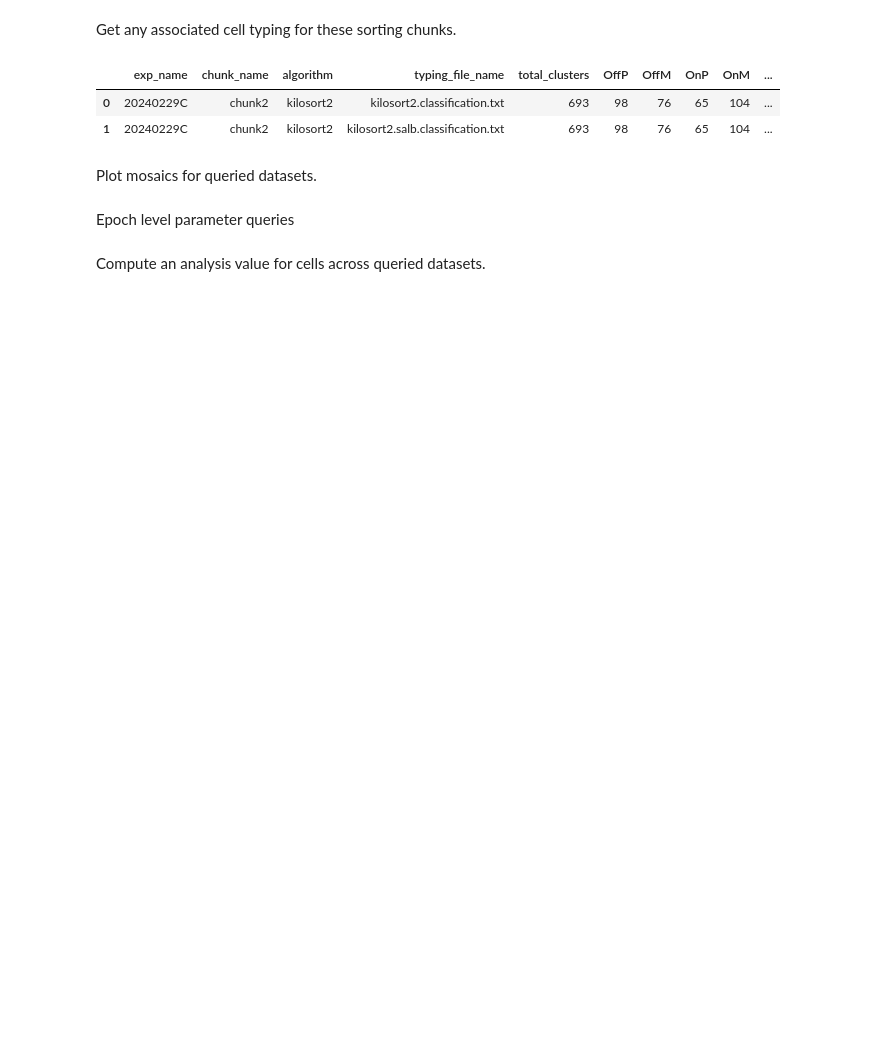
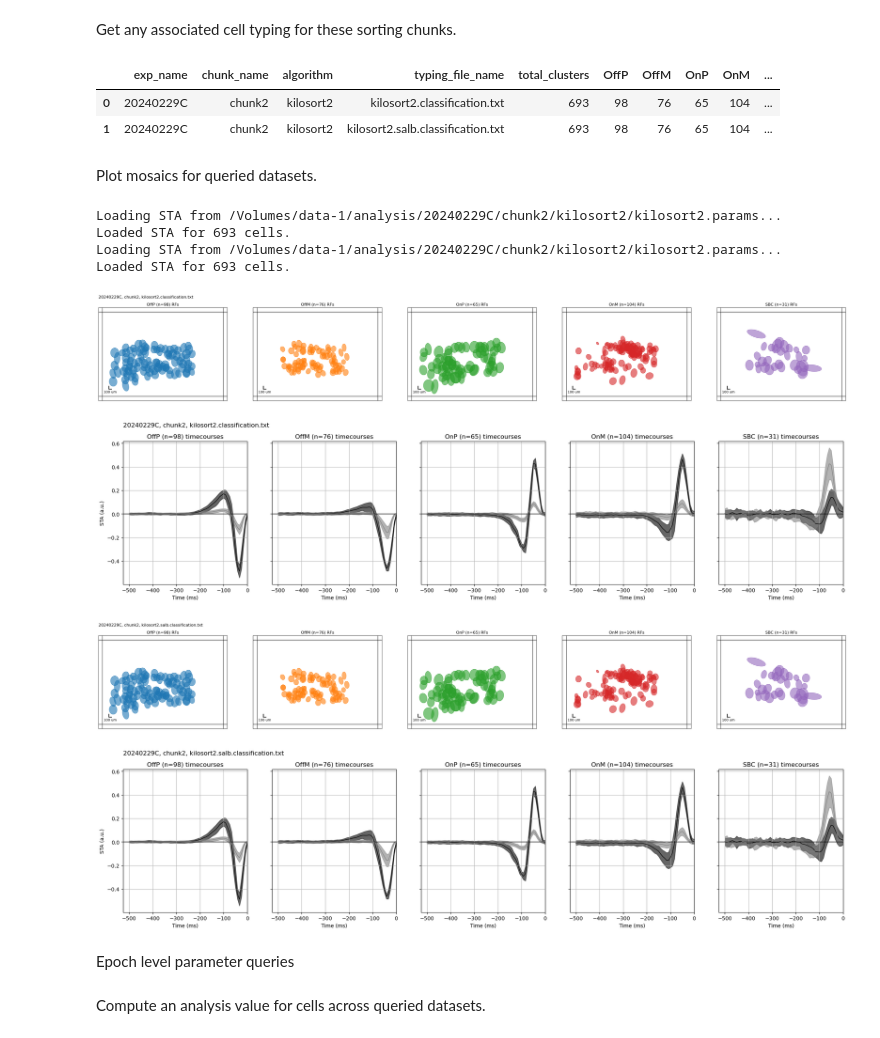
Before and after one commit to vmr160030/datajoint, a Jupyter notebook: nbs/202503_tutorial.ipynb, the cells around one changed output. Cells and saved outputs as stored; diff of their text form; code cells hidden in the pictures; blank space fills up the shorter version.

Commit message:
Mosaic plotting

```diff
--- a/nbs/202503_tutorial.ipynb
+++ b/nbs/202503_tutorial.ipynb
@@ -130,6 +130,19 @@ df_ct
 | 1 | 20240229C | chunk2 | kilosort2 | kilosort2.salb.classification.txt | 693 | 98 | 76 | 65 | 104 | ... |
 # %% [markdown]
 Plot mosaics for queried datasets.
+# %%
+import importlib
+importlib.reload(dju)
+df_data = dju.mosaics_from_typing(df_ct)
+# %% [output]
+Loading STA from /Volumes/data-1/analysis/20240229C/chunk2/kilosort2/kilosort2.params...
+Loaded STA for 693 cells.
+Loading STA from /Volumes/data-1/analysis/20240229C/chunk2/kilosort2/kilosort2.params...
+Loaded STA for 693 cells.
+[figure, added]
+[figure, added]
+[figure, added]
+[figure, added]
 # %% [markdown]
 Epoch level parameter queries
 # %% [markdown]
```
Also changed, not shown: 2 other files.
